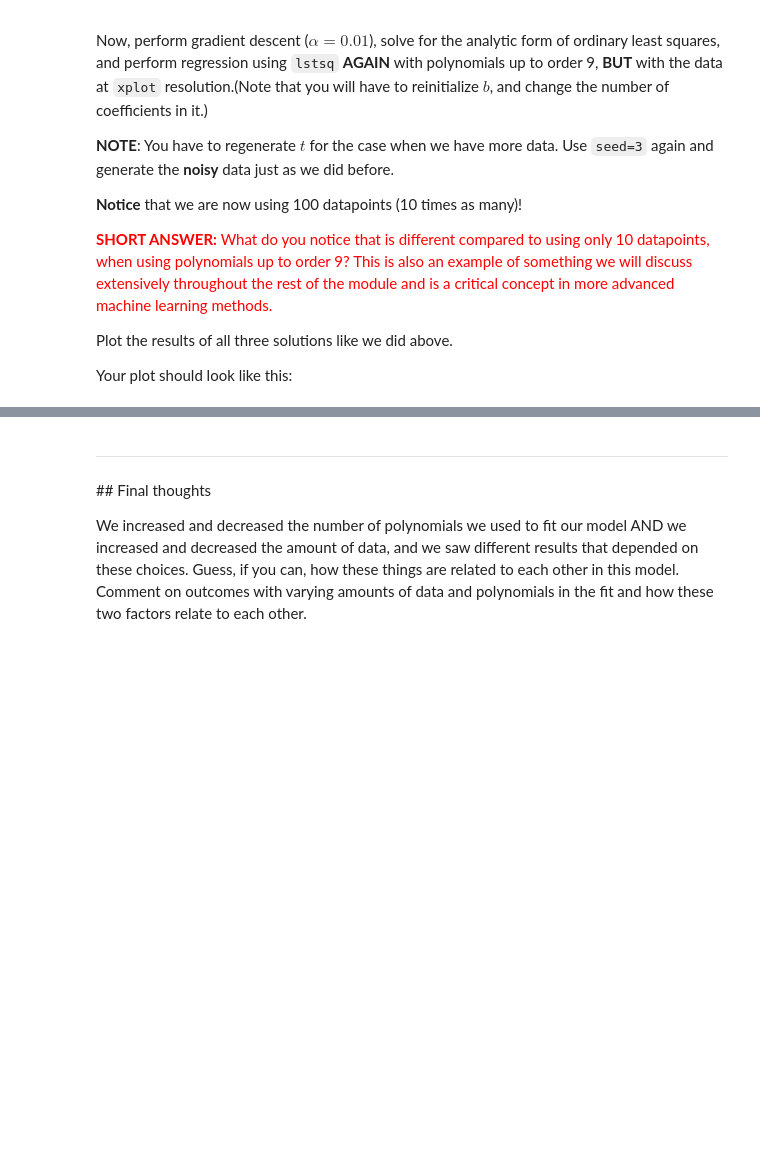
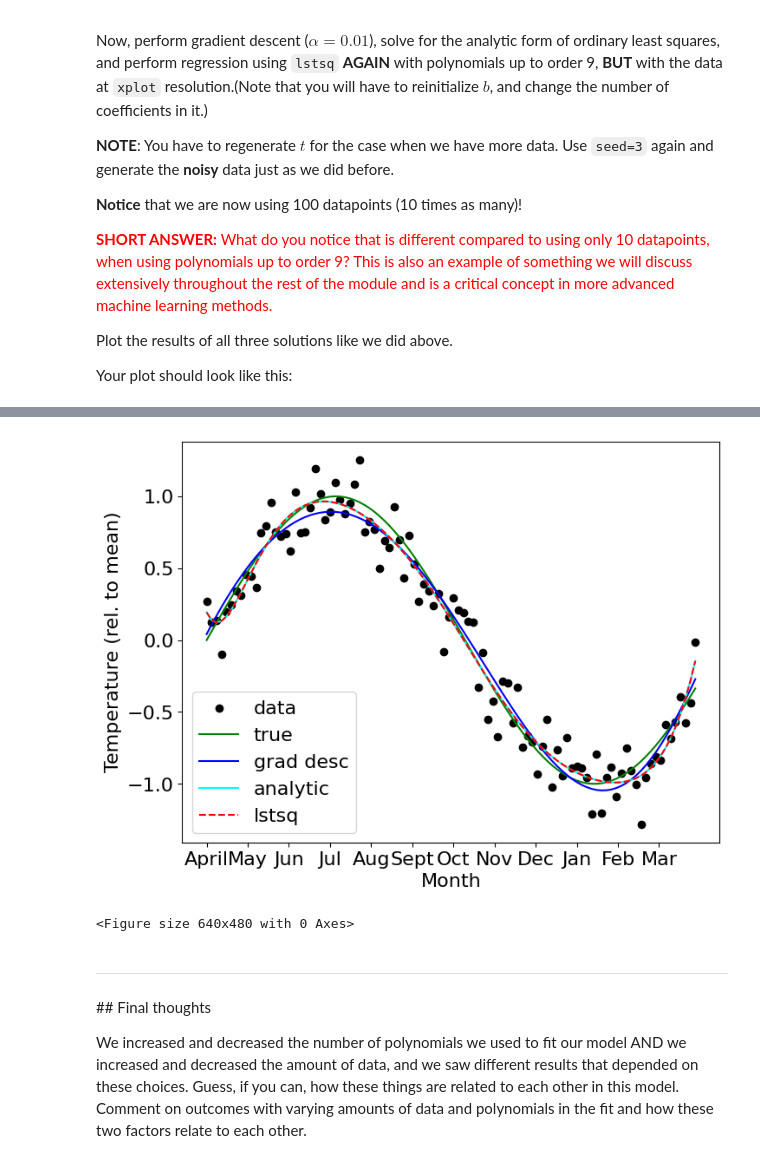
Before and after one commit to Urvi-M/BE559, a Jupyter notebook: Homework2_part1_v2.ipynb, the cells around one changed output, grey strips where cells are left out. Saved outputs shown, nothing was run; the diff lists cells and outputs as text; code cells hidden in the pictures; blank space fills up the shorter version.

```diff
--- a/Homework2_part1_v2.ipynb
+++ b/Homework2_part1_v2.ipynb
@@ -446,3 +561,82 @@ Your plot should look like this:
+# %%
+n=10
+xplot =np.arange(0,1,0.01)
+np.random.seed(3)
+tplot=np.random.normal(yplot,scale=0.15)
+
+b0 = np.random.normal(loc =0,scale =0.01,size=n)
+
+a = 0.01
+steps = np.arange(0,20000)
+b = [[0]*n]*len(steps) #2000x3
+b[0] = b0
+dJ = [[0]*n]*len(steps)
+J = [0]*len(steps)
+J[0] =J0
+for i in steps-1:
+  dJ[i] = (gradient(tplot,xplot,b[i]))
+  b[i+1] = b[i] -a*(dJ[i])
+  J[i+1] = ssd(xplot,b[i+1],tplot)
+B=np.array(b[-1])
+J[0] =J0
+
+def ols(x, t):
+    X = poly(x,n)
+    Xty= t @ np.transpose(X)
+    np.shape(Xty)
+    A = Xty@(np.linalg.inv(X@ np.transpose(X)))
+    return A
+result = ols(xplot,tplot)
+results = [np.sum(ols(xplot,tplot))]*len(steps)
+
+a = np.transpose(poly(xplot,n))
+S = np.linalg.lstsq(a,tplot,rcond=None)[1]
+s= [S]*len(steps)
+
+plt.figure(figsize=(8,6))
+plt.scatter(xplot,tplot,color='black',label='data')
+
+plt.plot(xplot,yplot,'g',label='true')
+
+yB=[]
+for o in xplot:
+  yb=0
+  for N in range(n):
+    yb+=B[N]*o**N
+  yB.append(yb)
+
+plt.plot(xplot,yB,'b',label='grad desc')
+
+rB=[]
+for m in xplot:
+  yb=0
+  for N in range(n):
+    yb+=result[N]*m**N
+  rB.append(yb)
+np.shape(rB)
+
+plt.plot(xplot,rB,'cyan',label='analytic')
+sB=[]
+S=np.linalg.lstsq(a,t,rcond=None)[0]
+for m in xplot:
+  yb=0
+  for N in range(n):
+    yb+=S[N]*m**N
+  sB.append(yb)
+np.shape(sB)
+
+plt.plot(xplot,sB,'r--',label='lstsq')
+
+plt.xlabel('Month')
+plt.ylabel('Temperature (rel. to mean)')
+label=('April','May','Jun','Jul','Aug','Sept','Oct','Nov','Dec','Jan','Feb','Mar')
+plt.xticks(x,label)
+plt.legend(loc='lower left')
+plt.show()
+plt.tight_layout()
+# %% [output]
+[figure, added]
+<Figure size 640x480 with 0 Axes>
 # %% [markdown]
 ---
 ## Final thoughts
```
Also changed, not shown: parts of 14 cells of this notebook.
